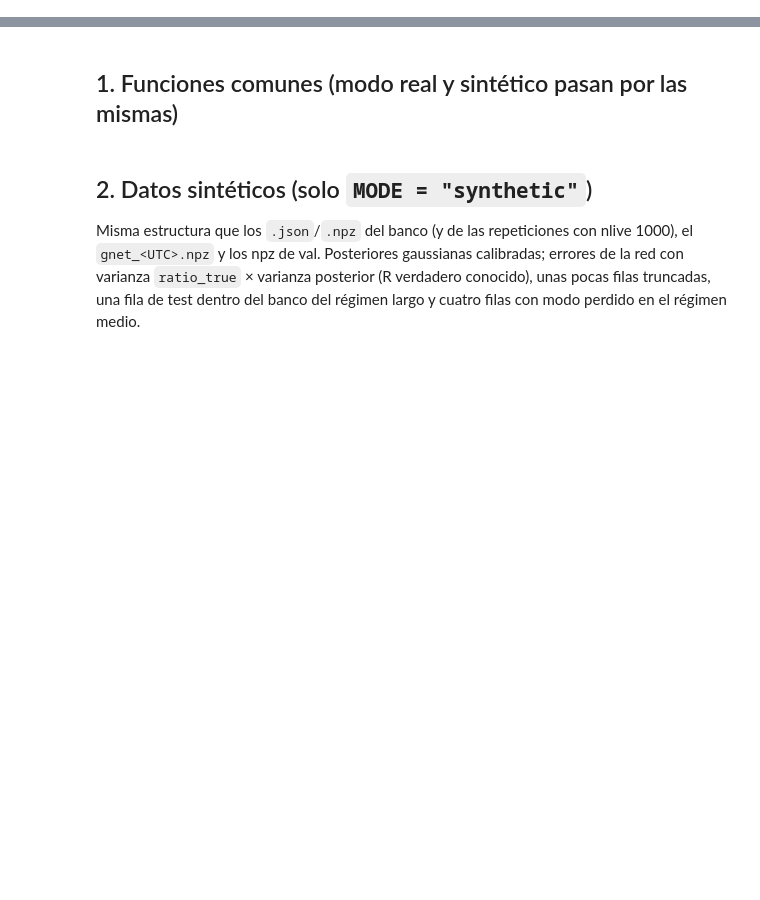
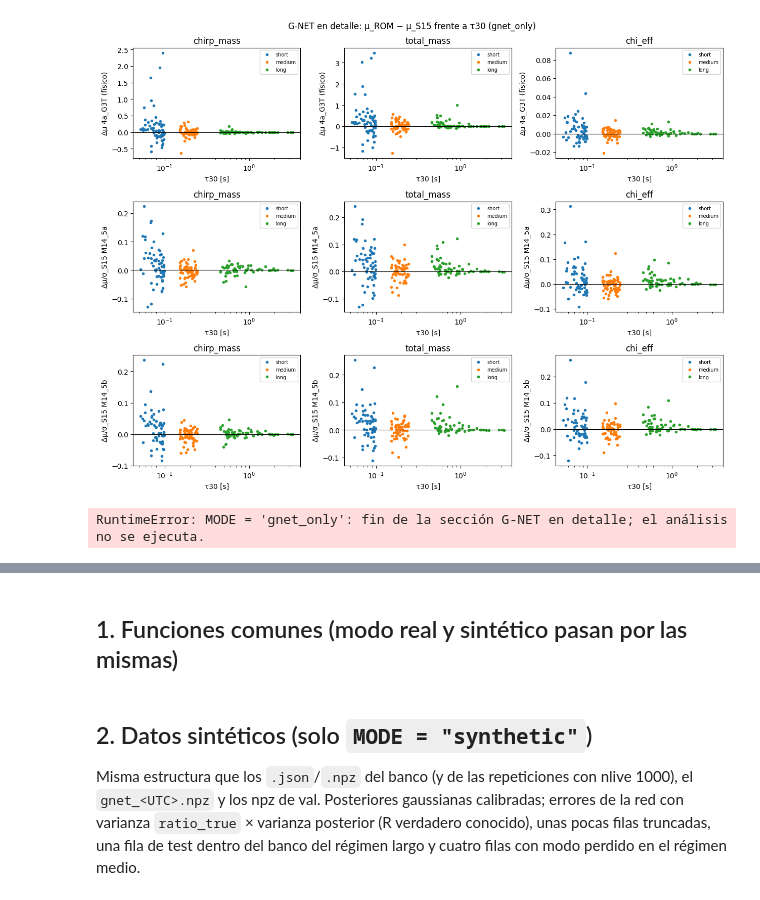
Before and after one commit to victorsh13/Gravitational-Waves-Lab, a Jupyter notebook: cbc_pe/notebooks/m13/M13_11_analysis.ipynb, the cells around one changed output, grey strips where cells are left out. Cells and saved outputs as stored; diff of their text form; code cells hidden in the pictures; blank space fills up the shorter version.

Commit message:
M13.11: G-NET en detalle ejecutado (gnet_only): desplazamiento sistemático pequeño con ROM en señales cortas (|Δμ|/σ ≈ 0,03–0,05); veredictos sin cambios

```diff
--- a/cbc_pe/notebooks/m13/M13_11_analysis.ipynb
+++ b/cbc_pe/notebooks/m13/M13_11_analysis.ipynb
@@ -25,6 +25,6 @@ Protocolo: `docs/experiments/M13_11_bayesian_reference.md` (pre-registro y enmie
 # %%
 # ---- Configuración -----------------------------------------------------------------------------------------------
-MODE = "real"            # "real" | "synthetic"
+MODE = "gnet_only"            # "real" | "synthetic" | "gnet_only" (solo la sección 0, G-NET en detalle)
 N_PER_REGIME = 40             # 40: análisis intermedio (plan del 6-11); 60: final (toda la selección)
 STAGE = "intermedio" if N_PER_REGIME == 40 else "final"
 ROM_STAMP = "rom_rows_20261106T173402Z"
@@ -32,7 +32,7 @@ PE_DIR_NAME = "pe_8s_marg_ns5000_nlive500_walks100_eps0.03_dinverse_square"   #
 GNET_FILE = "gnet_20261120T152642Z.npz"              # None | "gnet_<UTC>.npz" de m13_11_predict_rom_rows.py (obligatorio en modo real)
 
 # Enmienda 8 (fijado; no cambiar).
-NUMERATOR_ROWS = "val_regime_S15"   # punto 2: todas las filas de val del régimen, señal S15
+NUMERATOR_ROWS = "val_regime_S15"    # punto 2: todas las filas de val del régimen, señal S15
 CI_LEVEL = 0.95                      # punto 3: percentiles
 N_BOOT = 2000                        # punto 3
 GLOBAL_DEF = "mean_of_regimes"       # punto 4: descriptivo, igual peso
@@ -94,0 +198,24 @@ print(f"MODE {MODE}, análisis {STAGE} ({N_PER_REGIME} filas por régimen), nume
+# %%
+fig, axes = plt.subplots(len(GNET_DETAIL_NETS), len(GNET_DETAIL_LABELS),
+                         figsize=(4.2 * len(GNET_DETAIL_LABELS), 3.2 * len(GNET_DETAIL_NETS)), squeeze=False)
+for a, net in enumerate(GNET_DETAIL_NETS):
+    d = gd["mu_rom"][net] - gd["mu_s15"][net]
+    s = gd["sigma_s15"].get(net)
+    for j, lab in enumerate(GNET_DETAIL_LABELS):
+        ax = axes[a, j]
+        val = d[:, j] / s[:, j] if s is not None else d[:, j]
+        for k in GNET_DETAIL_REGIMES:
+            m = gd["regime"] == k
+            ax.semilogx(gd["tau30"][m], val[m], "o", ms=3, label=k)
+        ax.axhline(0, color="k", lw=0.8)
+        ax.set(xlabel="τ30 [s]", ylabel=(f"Δμ/σ_S15 {net}" if s is not None else f"Δμ {net} (físico)"), title=lab)
+        ax.legend(fontsize=7)
+fig.suptitle(f"G-NET en detalle: μ_ROM − μ_S15 frente a τ30 ({MODE})")
+fig.tight_layout()
+plt.show()
+
+if MODE == "gnet_only":
+    raise RuntimeError("MODE = 'gnet_only': fin de la sección G-NET en detalle; el análisis no se ejecuta.")
+# %% [output]
+[figure, added]
+RuntimeError: MODE = 'gnet_only': fin de la sección G-NET en detalle; el análisis no se ejecuta.
```
Also changed, not shown: parts of 6 cells of this notebook.
